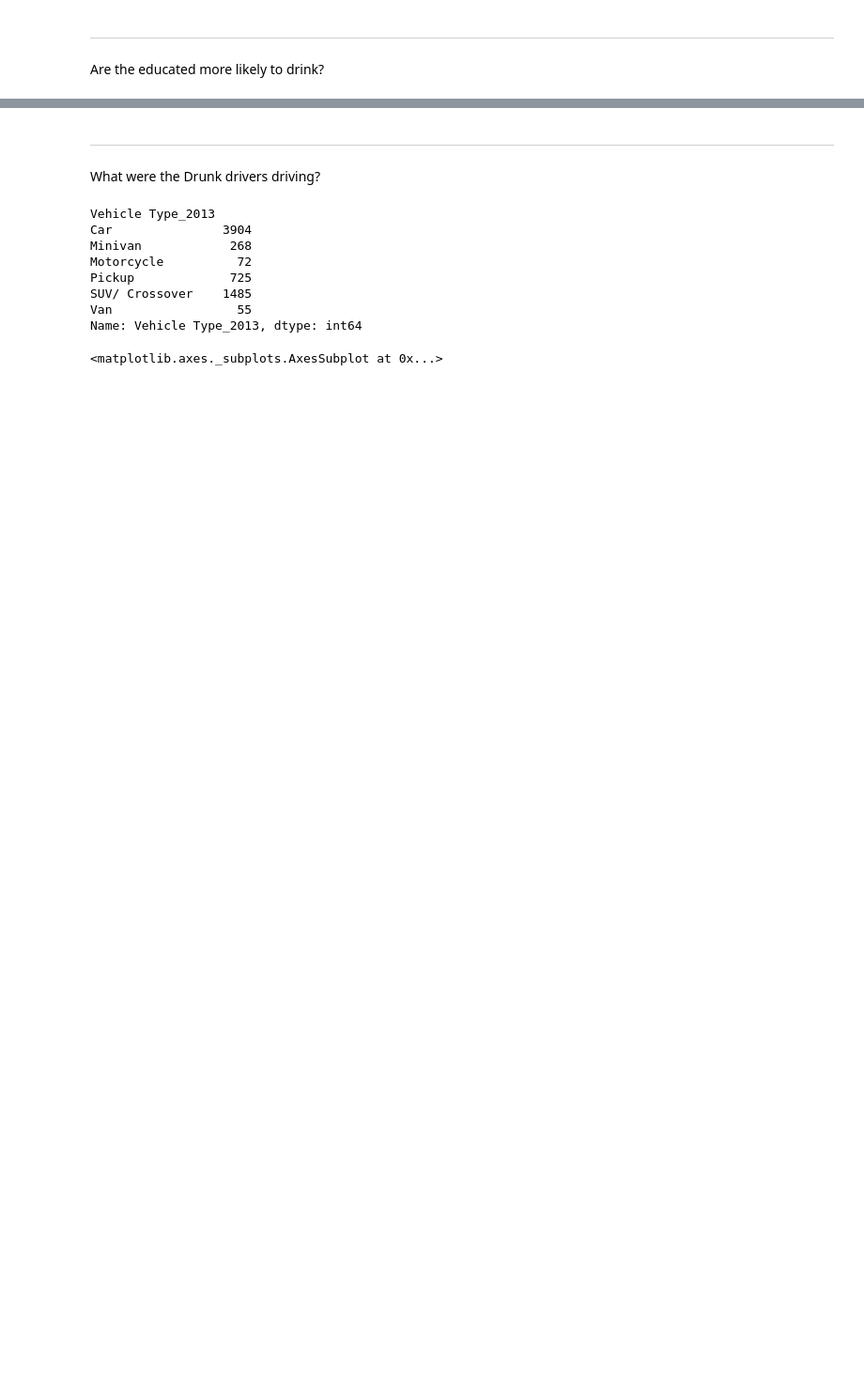
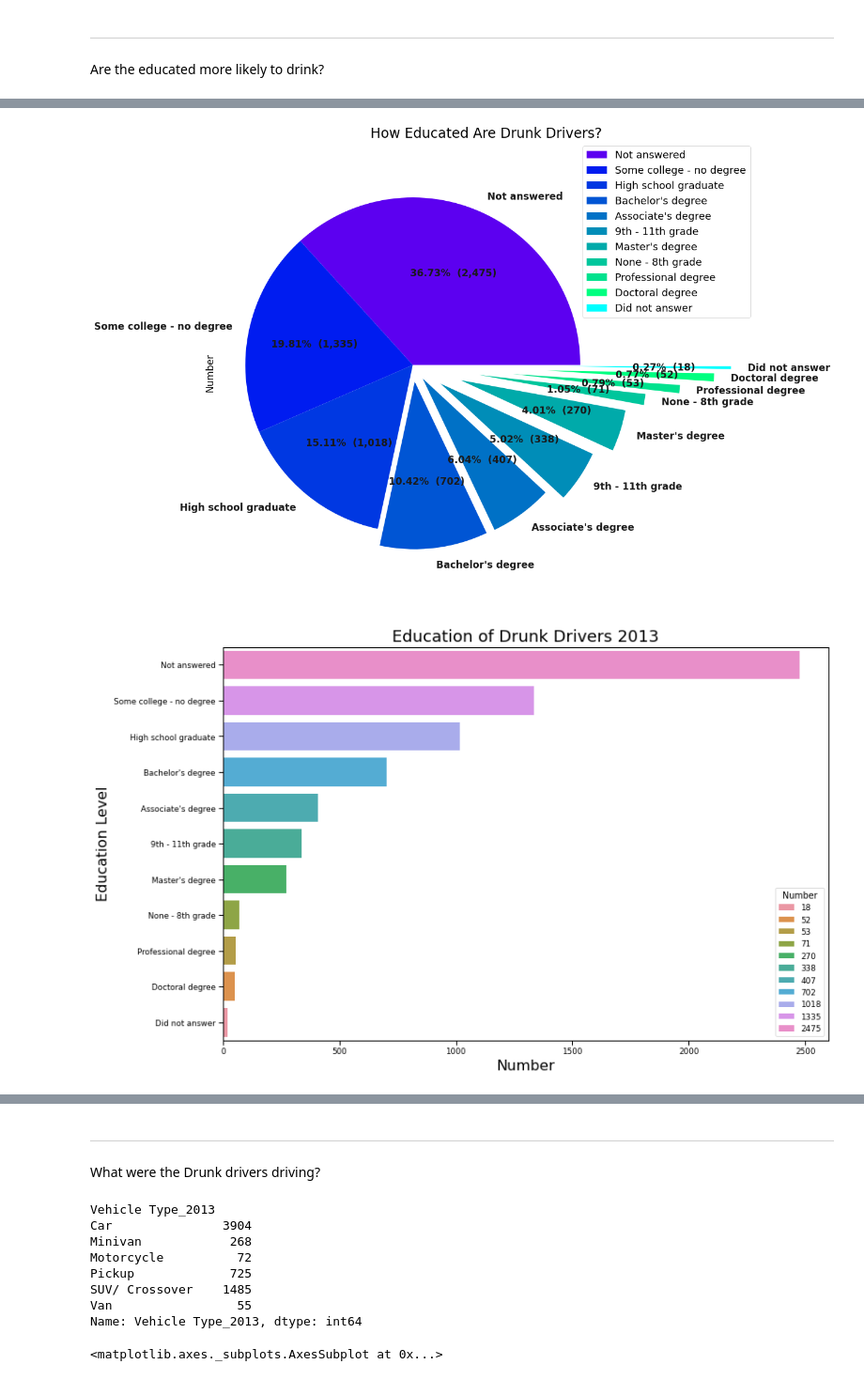
Before and after one commit to Nickfeliciano2/DUI-Statistical-Analysis-API, a Jupyter notebook: comparative_data_plots.ipynb, the cells around one changed output, grey strips where cells are left out. Shown at 94% size. Saved outputs shown, nothing was run; the diff lists cells and outputs as text; code cells hidden in the pictures; blank space fills up the shorter version.

```diff
--- a/comparative_data_plots.ipynb
+++ b/comparative_data_plots.ipynb
@@ -580,0 +556,36 @@ edu_plot.plot(kind="pie", y="Education Level",title="How Educated Are Drunk Driv
+# %%
+New_fromW = dui_2013_df_no_zero[["Education Level_2013"]]
+state_count_2013_dataE = New_fromW['Education Level_2013'].value_counts().rename_axis('Education Level_2013').reset_index(name='Number')
+state_count_2013_dataE
+
+f, ax = plt.subplots(figsize = (17,15))
+
+group_names = state_count_2013_dataE['Education Level_2013']
+
+counts =state_count_2013_dataE['Number']
+
+explode = (0, 0, 0, 0.1, 0.1, 0.2, 0.3, 0.4, 0.6, 0.8, 0.9)
+colors = ['#5c00f0', '#001CF0', '#0038E2', '#0055D4', '#0071C6', '#008DB8', '#00AAAA',
+          '#00C69C', '#00E28E', '#00FF80','#00ffff']
+
+counts.plot(kind='pie', fontsize=17, labels =group_names, colors=colors, explode=explode,
+            autopct=lambda p : '{:.2f}%  ({:,.0f})'.format(p,p * sum(counts)/100),
+            textprops=dict(color="k", weight="bold"))
+plt.axis('equal')
+plt.ylabel('Number', size=17)
+plt.title('How Educated Are Drunk Drivers?', size=24)
+plt.legend(labels=group_names, loc="best", prop={'size': 18})
+
+plt.show()
+
+fig = plt.gcf()
+fig.set_size_inches(12, 8)
+
+sns.barplot(x = 'Number', y = 'Education Level_2013', data = state_count_2013_dataE, hue='Number',dodge=False)
+plt.xlabel('Number', size=16)
+plt.ylabel('Education Level', size=16)
+plt.title('Education of Drunk Drivers 2013', size=18)
+plt.show()
+# %% [output]
+[figure, added]
+[figure, added]
```
Also changed, not shown: parts of 23 cells of this notebook.
